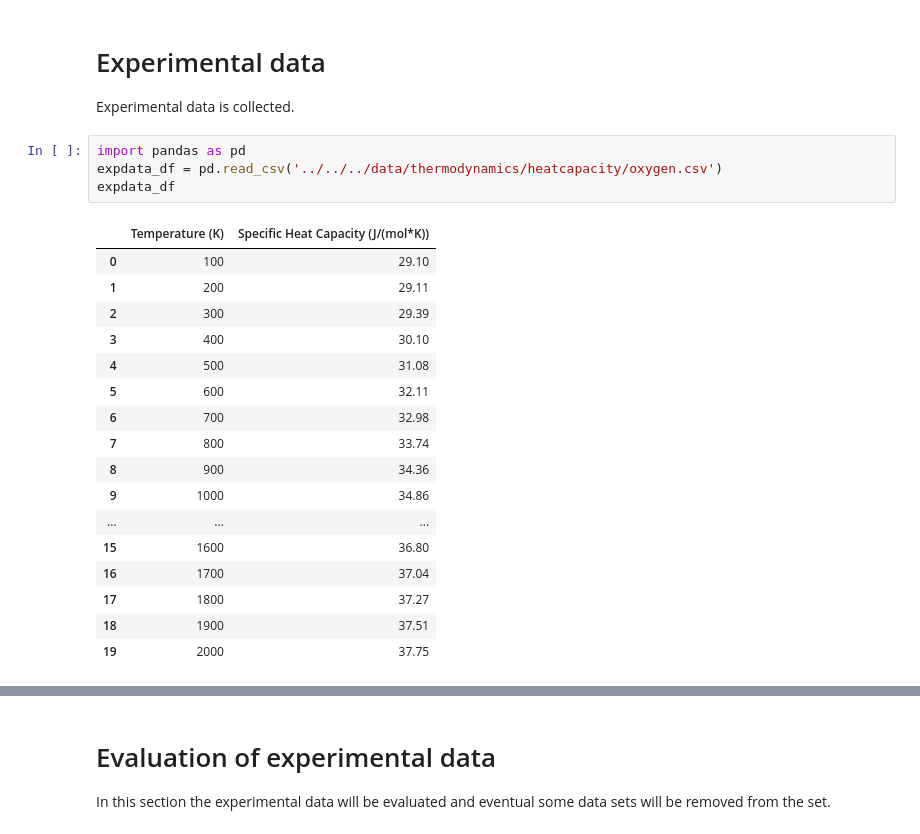
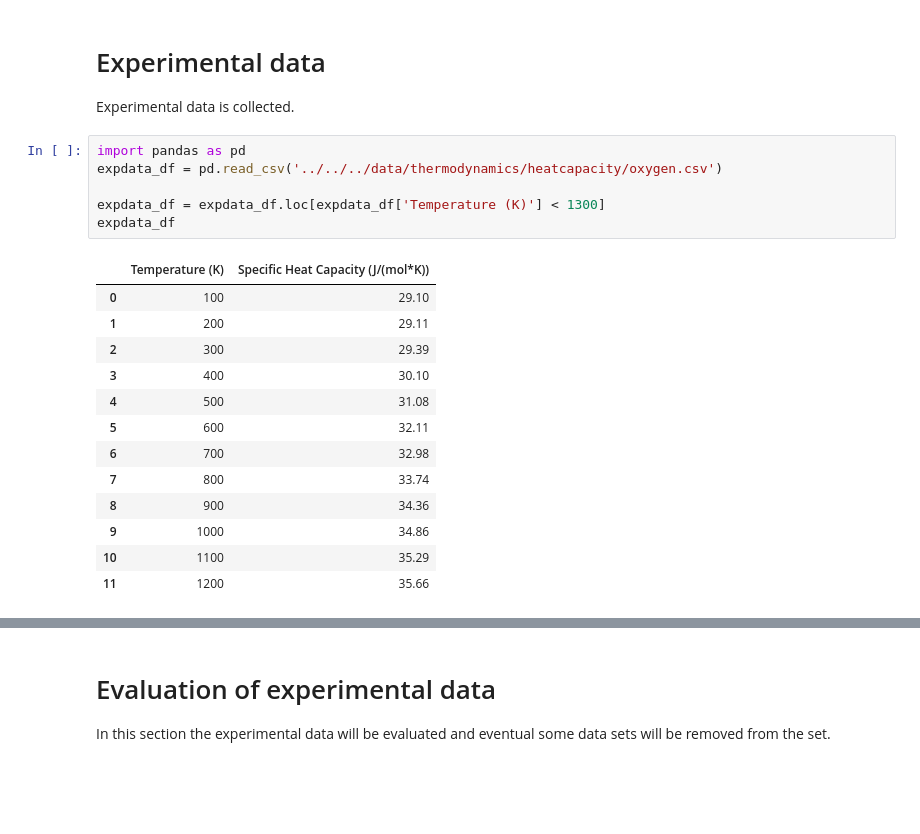
Before and after one commit to equinor/neqsim-parameterfitting, a Jupyter notebook: example/thermodynamics/heatcapacity/oxygen.ipynb, the cells around one changed output, grey strips where cells are left out. Drawn from its saved outputs; the diff is of its cells as text; blank space fills up the shorter version.

```diff
--- a/example/thermodynamics/heatcapacity/oxygen.ipynb
+++ b/example/thermodynamics/heatcapacity/oxygen.ipynb
@@ -10,25 +10,23 @@ Experimental data is collected.
 # %%
 import pandas as pd
 expdata_df = pd.read_csv('../../../data/thermodynamics/heatcapacity/oxygen.csv')
+
+expdata_df = expdata_df.loc[expdata_df['Temperature (K)'] < 1300]
 expdata_df
 # %% [output]
 |  | Temperature (K) | Specific Heat Capacity (J/(mol*K)) |
 | 0 | 100 | 29.10 |
 | 1 | 200 | 29.11 |
 | 2 | 300 | 29.39 |
 | 3 | 400 | 30.10 |
 | 4 | 500 | 31.08 |
 | 5 | 600 | 32.11 |
 | 6 | 700 | 32.98 |
 | 7 | 800 | 33.74 |
 | 8 | 900 | 34.36 |
 | 9 | 1000 | 34.86 |
-| ... | ... | ... |
-| 15 | 1600 | 36.80 |
-| 16 | 1700 | 37.04 |
-| 17 | 1800 | 37.27 |
-| 18 | 1900 | 37.51 |
-| 19 | 2000 | 37.75 |
+| 10 | 1100 | 35.29 |
+| 11 | 1200 | 35.66 |
 # %%
 from matplotlib import pyplot as plt
 fig = plt.figure()
```
Also changed, not shown: parts of 4 cells of this notebook, 1 other file.
